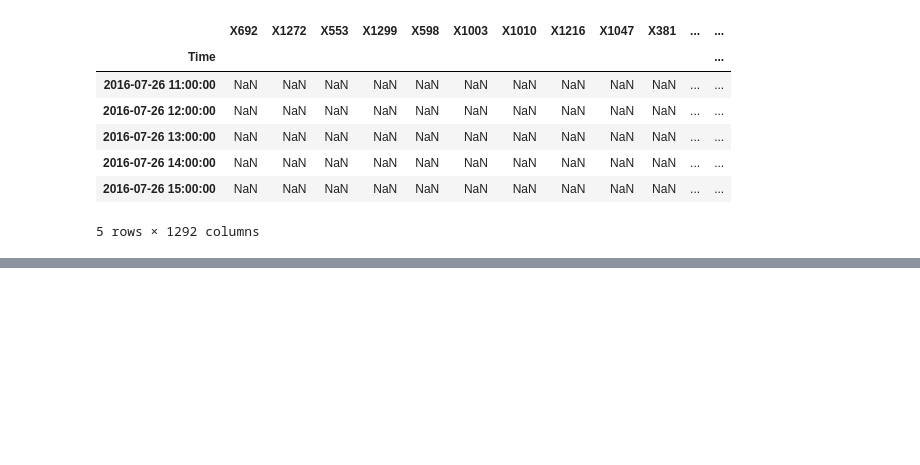
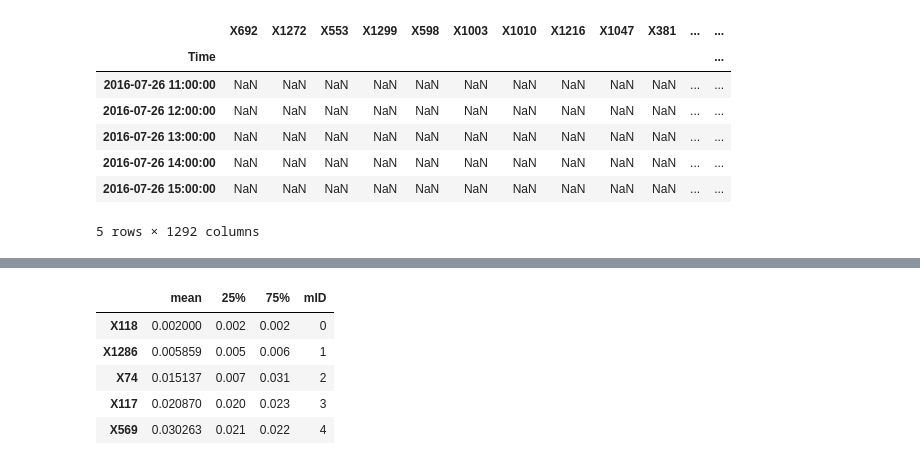
Before and after one commit to yagippi27/DACON_CONTEST_2019, a Jupyter notebook: sp01.ipynb, the cells around one changed output, grey strips where cells are left out. Cells and saved outputs as stored; diff of their text form; code cells hidden in the pictures; blank space fills up the shorter version.

```diff
--- a/sp01.ipynb
+++ b/sp01.ipynb
@@ -98,0 +132,14 @@ train.head()
+# %%
+# IQR & Mean
+
+minmax_train = stats.loc[['mean','25%', '75%']].T.sort_values(by='mean')
+minmax_train['mID'] = range(1292)
+
+minmax_train.head()
+# %% [output]
+|  | mean | 25% | 75% | mID |
+| X118 | 0.002000 | 0.002 | 0.002 | 0 |
+| X1286 | 0.005859 | 0.005 | 0.006 | 1 |
+| X74 | 0.015137 | 0.007 | 0.031 | 2 |
+| X117 | 0.020870 | 0.020 | 0.023 | 3 |
+| X569 | 0.030263 | 0.021 | 0.022 | 4 |
```
Also changed, not shown: parts of 9 cells of this notebook.
